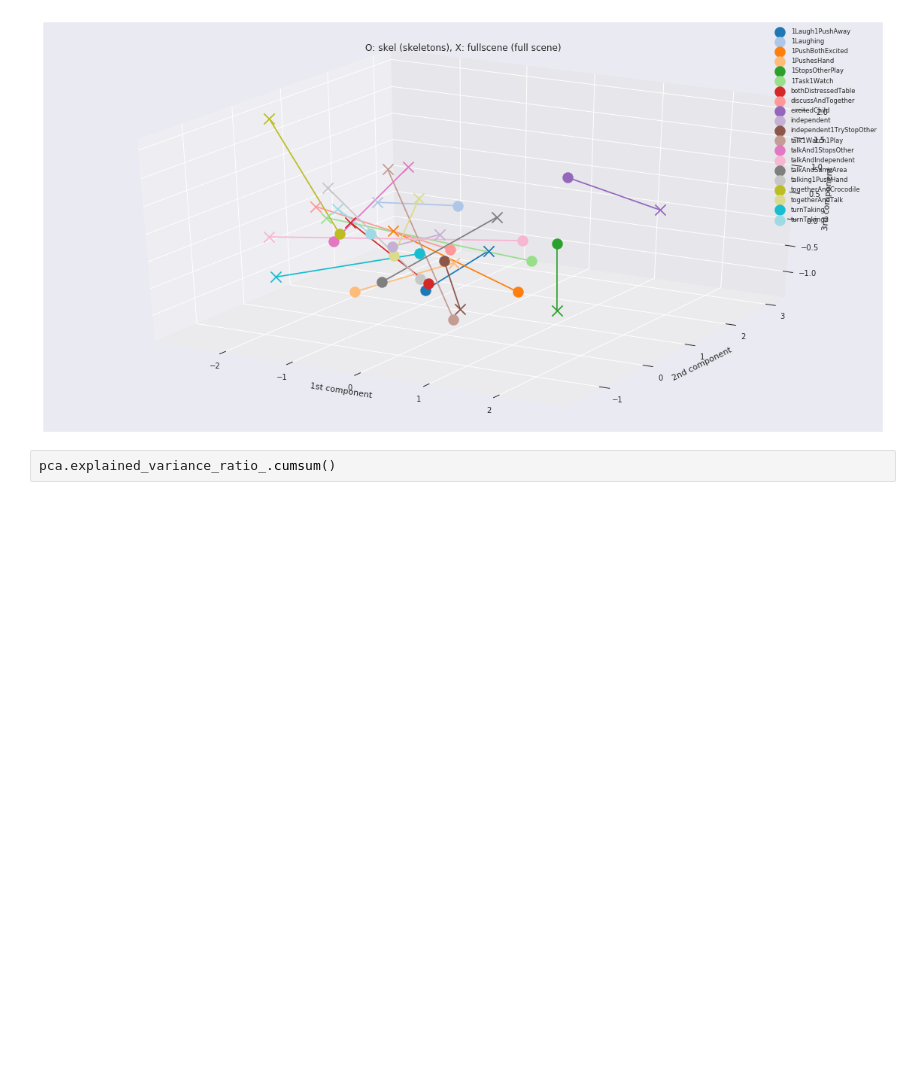
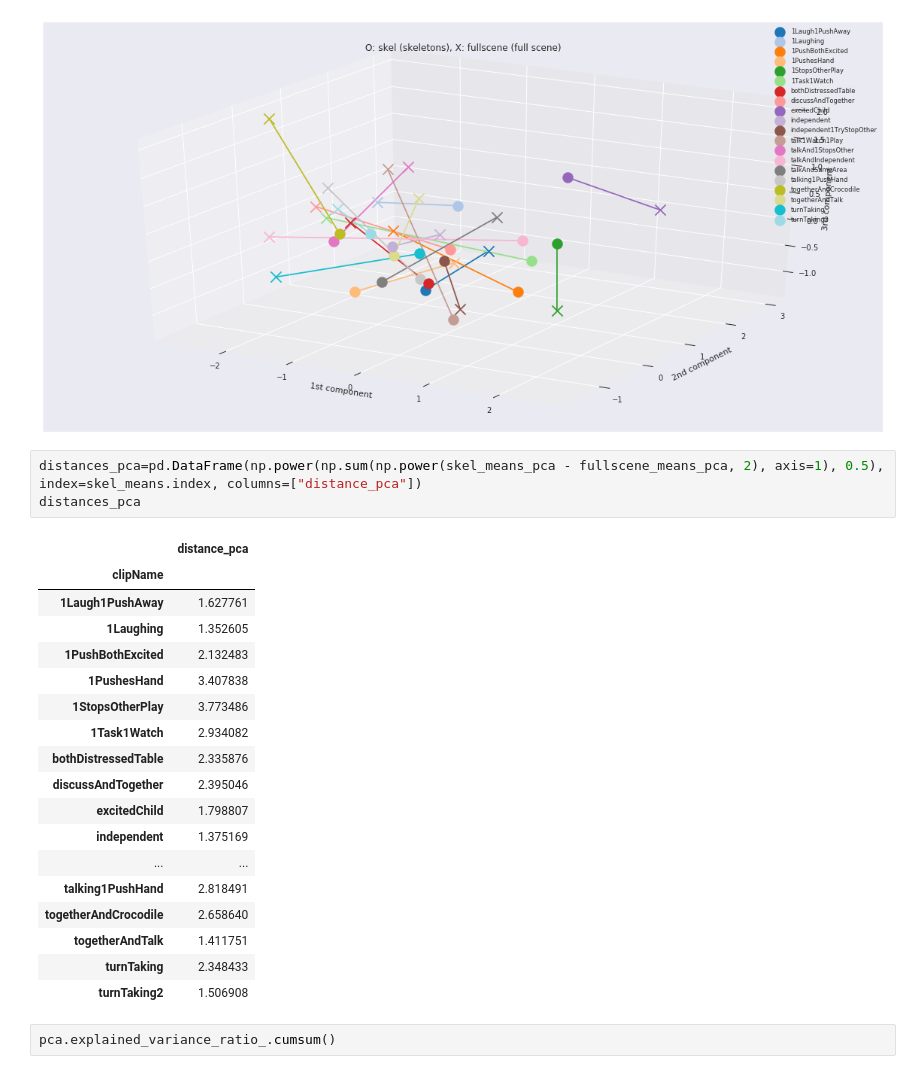
Before and after one commit to severin-lemaignan/pinsoro-kinematics, a Jupyter notebook: classification.ipynb, the cells around one changed output. Drawn from its saved outputs; the diff is of its cells as text; blank space fills up the shorter version.

```diff
--- a/classification.ipynb
+++ b/classification.ipynb
@@ -156,6 +156,28 @@ plot_compare_embeddings(skel_means_pca, fullscene_means_pca, skel_means.index,th
 # %% [output]
 [figure]
 [figure]
+# %%
+distances_pca=pd.DataFrame(np.power(np.sum(np.power(skel_means_pca - fullscene_means_pca, 2), axis=1), 0.5), index=skel_means.index, columns=["distance_pca"])
+distances_pca
+# %% [output]
+|  | distance_pca |
+| clipName |  |
+| 1Laugh1PushAway | 1.627761 |
+| 1Laughing | 1.352605 |
+| 1PushBothExcited | 2.132483 |
+| 1PushesHand | 3.407838 |
+| 1StopsOtherPlay | 3.773486 |
+| 1Task1Watch | 2.934082 |
+| bothDistressedTable | 2.335876 |
+| discussAndTogether | 2.395046 |
+| excitedChild | 1.798807 |
+| independent | 1.375169 |
+| ... | ... |
+| talking1PushHand | 2.818491 |
+| togetherAndCrocodile | 2.658640 |
+| togetherAndTalk | 1.411751 |
+| turnTaking | 2.348433 |
+| turnTaking2 | 1.506908 |
 # %%
 pca.explained_variance_ratio_.cumsum()
 # %% [output]
```
Also changed, not shown: parts of 2 cells of this notebook.
